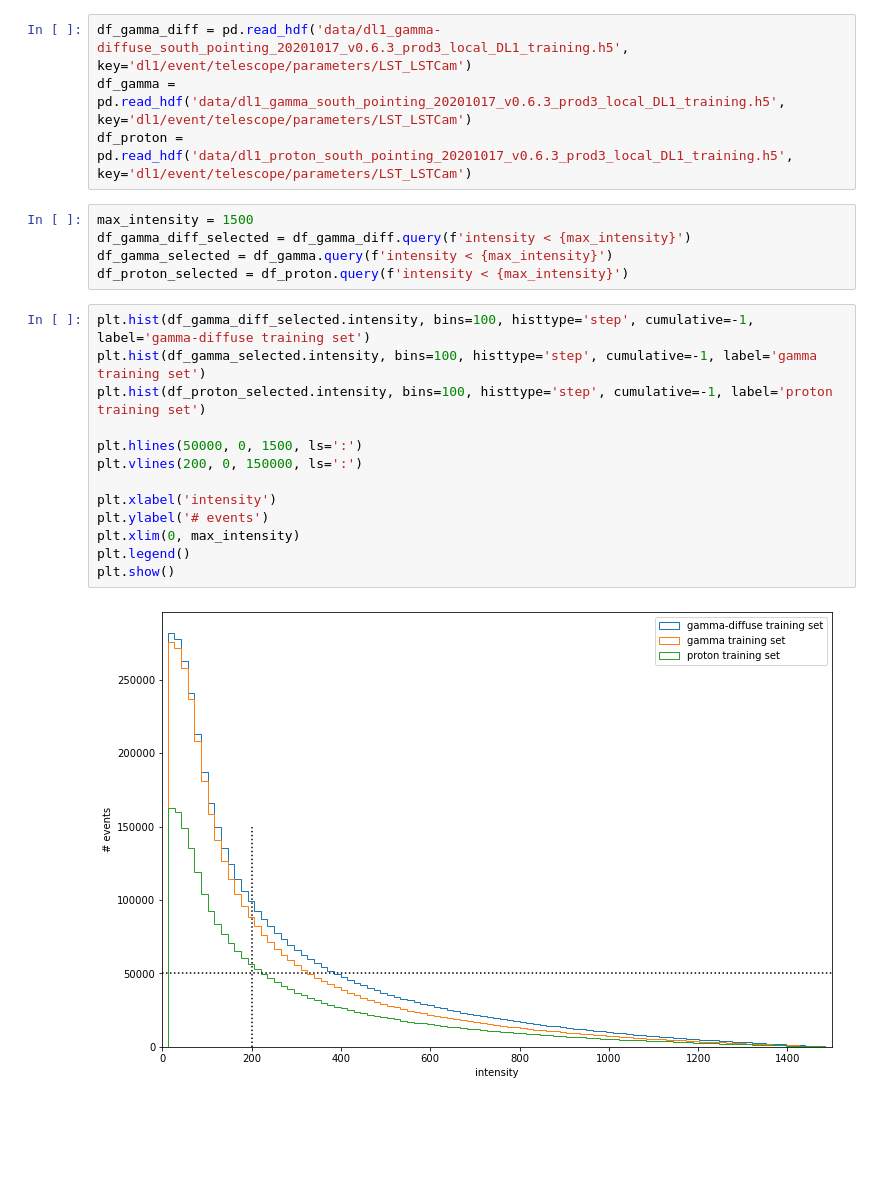
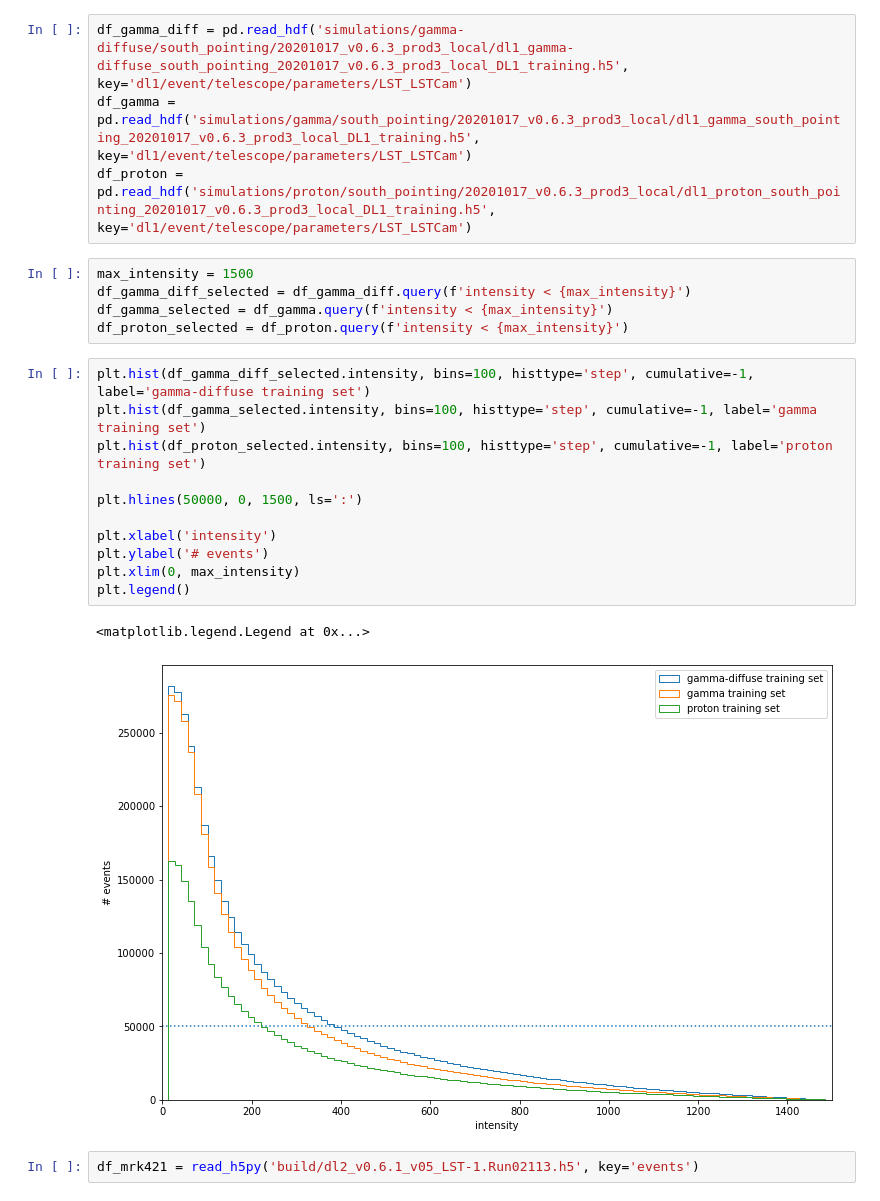
Before and after one commit to tudo-astroparticlephysics/LST_mono_analysis, a Jupyter notebook: test.ipynb, the cells around one changed output. Saved outputs shown, nothing was run; the diff lists cells and outputs as text; blank space fills up the shorter version.

Commit message:
Paths for phobos, more data, much faster astropy, some tests

```diff
--- a/test.ipynb
+++ b/test.ipynb
@@ -6,9 +6,9 @@ import numpy as np
 import matplotlib.pyplot as plt
 plt.rcParams['figure.figsize'] = [12, 8]
 # %%
-df_gamma_diff = pd.read_hdf('data/dl1_gamma-diffuse_south_pointing_20201017_v0.6.3_prod3_local_DL1_training.h5', key='dl1/event/telescope/parameters/LST_LSTCam')
-df_gamma = pd.read_hdf('data/dl1_gamma_south_pointing_20201017_v0.6.3_prod3_local_DL1_training.h5', key='dl1/event/telescope/parameters/LST_LSTCam')
-df_proton = pd.read_hdf('data/dl1_proton_south_pointing_20201017_v0.6.3_prod3_local_DL1_training.h5', key='dl1/event/telescope/parameters/LST_LSTCam')
+df_gamma_diff = pd.read_hdf('simulations/gamma-diffuse/south_pointing/20201017_v0.6.3_prod3_local/dl1_gamma-diffuse_south_pointing_20201017_v0.6.3_prod3_local_DL1_training.h5', key='dl1/event/telescope/parameters/LST_LSTCam')
+df_gamma = pd.read_hdf('simulations/gamma/south_pointing/20201017_v0.6.3_prod3_local/dl1_gamma_south_pointing_20201017_v0.6.3_prod3_local_DL1_training.h5', key='dl1/event/telescope/parameters/LST_LSTCam')
+df_proton = pd.read_hdf('simulations/proton/south_pointing/20201017_v0.6.3_prod3_local/dl1_proton_south_pointing_20201017_v0.6.3_prod3_local_DL1_training.h5', key='dl1/event/telescope/parameters/LST_LSTCam')
 # %%
 max_intensity = 1500
 df_gamma_diff_selected = df_gamma_diff.query(f'intensity < {max_intensity}')
@@ -17,15 +17,16 @@ df_proton_selected = df_proton.query(f'intensity < {max_intensity}')
 # %%
 plt.hist(df_gamma_diff_selected.intensity, bins=100, histtype='step', cumulative=-1, label='gamma-diffuse training set')
 plt.hist(df_gamma_selected.intensity, bins=100, histtype='step', cumulative=-1, label='gamma training set')
 plt.hist(df_proton_selected.intensity, bins=100, histtype='step', cumulative=-1, label='proton training set')
 
 plt.hlines(50000, 0, 1500, ls=':')
-plt.vlines(200, 0, 150000, ls=':')
 
 plt.xlabel('intensity')
 plt.ylabel('# events')
 plt.xlim(0, max_intensity)
 plt.legend()
-plt.show()
 # %% [output]
+<matplotlib.legend.Legend at 0x...>
-[figure, old version]
+[figure, new version]
+# %%
+df_mrk421 = read_h5py('build/dl2_v0.6.1_v05_LST-1.Run02113.h5', key='events')
```
Also changed, not shown: parts of 2 cells of this notebook, 5 other files.
